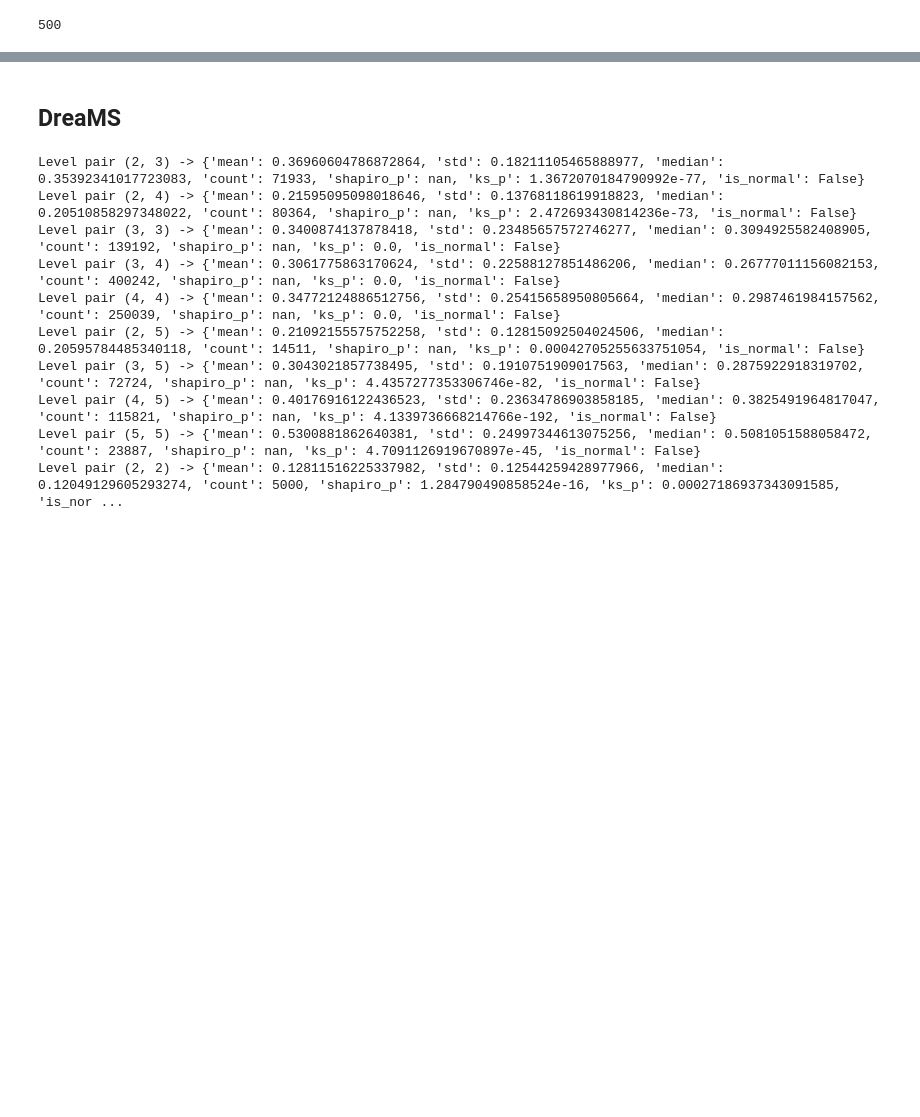
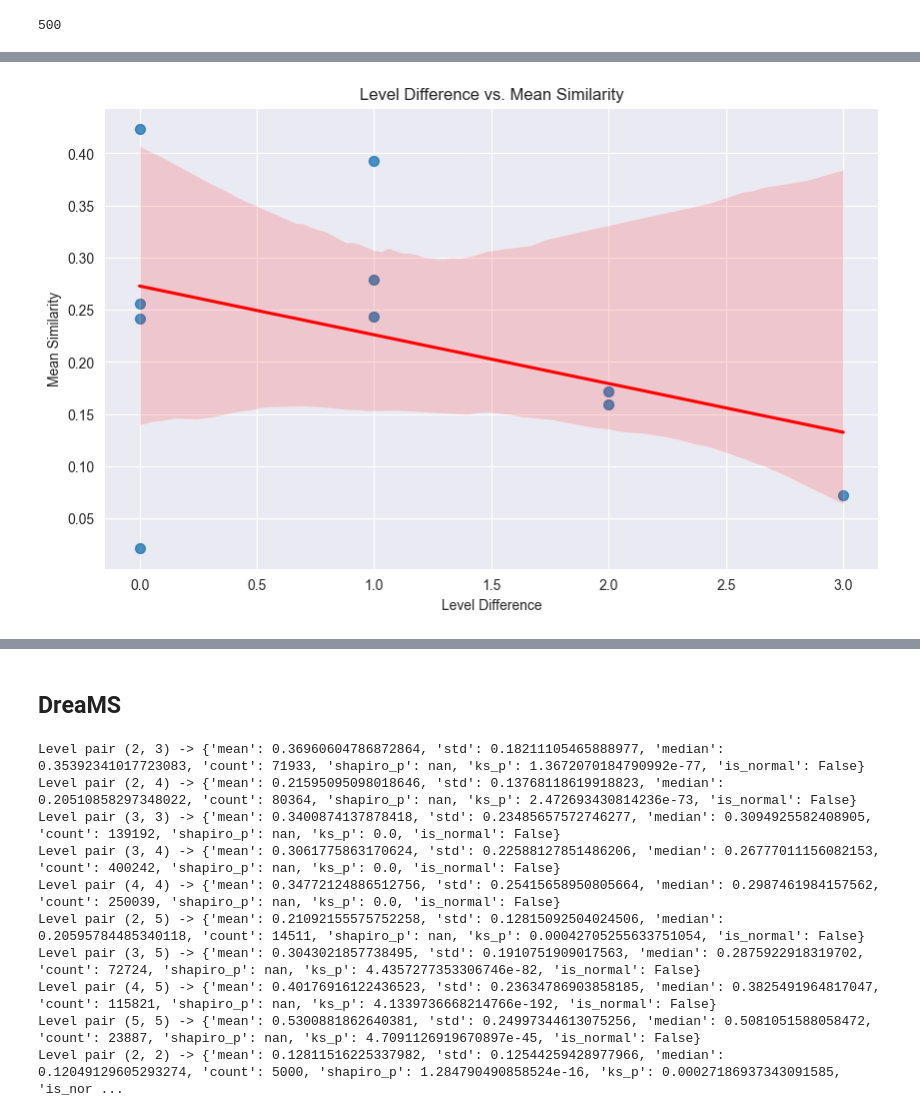
Before and after one commit to Jozefov/MassSpecGymMSn, a Jupyter notebook: notebooks/MSn/dataset_analysis/dataset_analysis.ipynb, the cells around one changed output, grey strips where cells are left out. Saved outputs shown, nothing was run; the diff lists cells and outputs as text; code cells hidden in the pictures; blank space fills up the shorter version.

```diff
--- a/notebooks/MSn/dataset_analysis/dataset_analysis.ipynb
+++ b/notebooks/MSn/dataset_analysis/dataset_analysis.ipynb
@@ -1254,0 +1331,9 @@ array(0.00013032)
+# %%
+plt.figure(figsize=(10, 6))
+sns.regplot(x='Level_Difference', y='Mean_Similarity', data=df_stats, scatter_kws={'s':50}, line_kws={'color':'red'})
+plt.title('Level Difference vs. Mean Similarity')
+plt.xlabel('Level Difference')
+plt.ylabel('Mean Similarity')
+plt.show()
+# %% [output]
+[figure, added]
```
Also changed, not shown: parts of 11 cells of this notebook.
